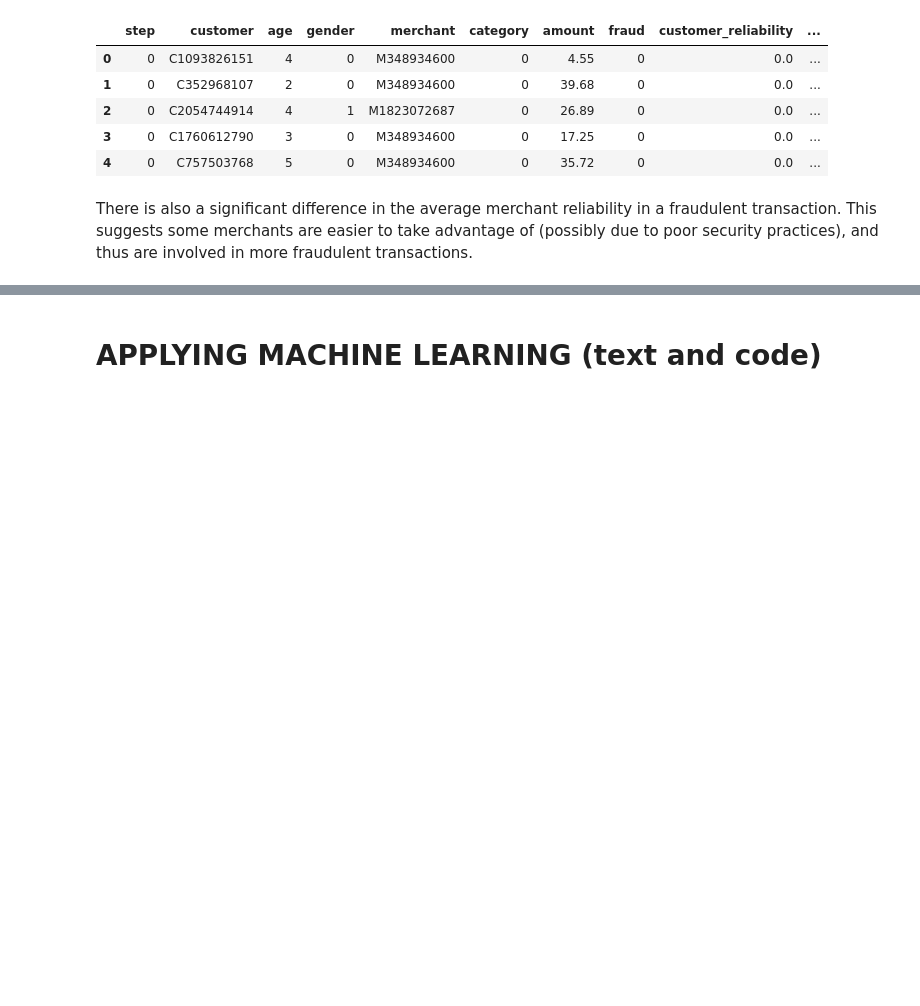
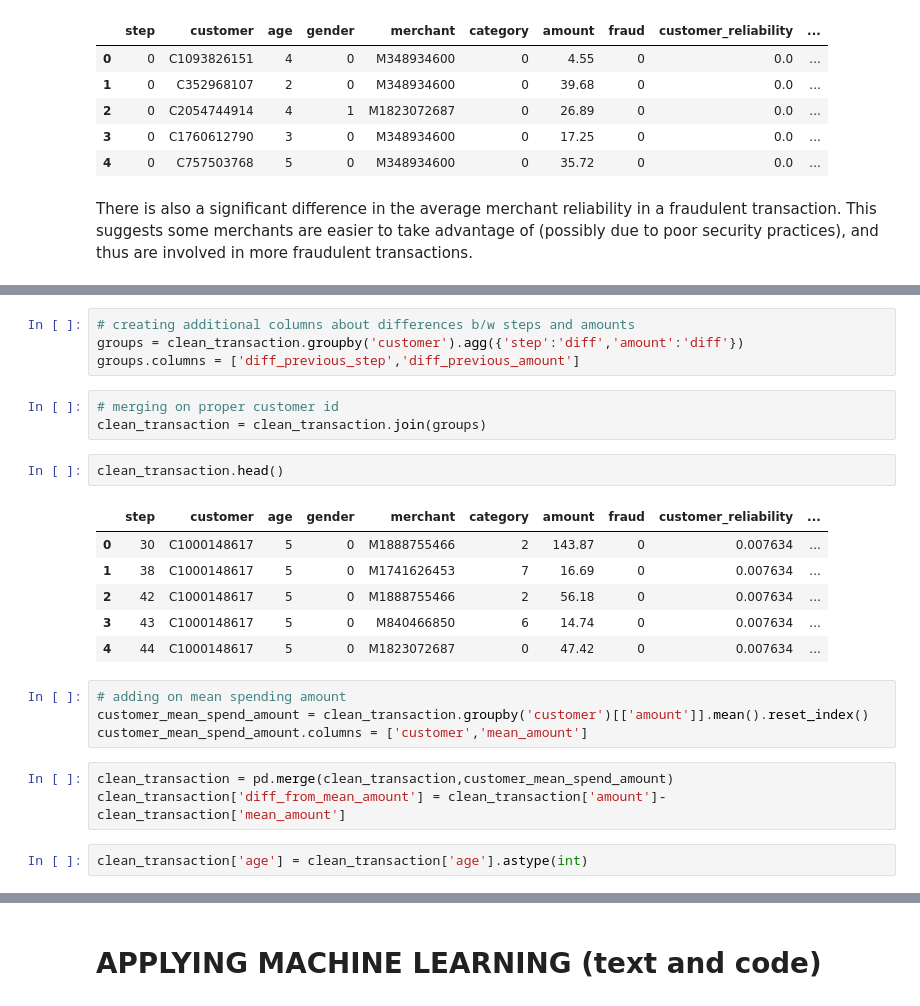
Before and after one commit to bew030/credit-card-fraud-detection-, a Jupyter notebook: Final Notebook .ipynb, the cells around one changed output, grey strips where cells are left out. Drawn from its saved outputs; the diff is of its cells as text; blank space fills up the shorter version.

```diff
--- a/Final Notebook .ipynb
+++ b/Final Notebook .ipynb
@@ -352,0 +353,25 @@ There is also a significant difference in the average merchant reliability in a
+# %%
+# creating additional columns about differences b/w steps and amounts
+groups = clean_transaction.groupby('customer').agg({'step':'diff','amount':'diff'})
+groups.columns = ['diff_previous_step','diff_previous_amount']
+# %%
+# merging on proper customer id
+clean_transaction = clean_transaction.join(groups)
+# %%
+clean_transaction.head()
+# %% [output]
+|  | step | customer | age | gender | merchant | category | amount | fraud | customer_reliability | ... |
+| 0 | 30 | C1000148617 | 5 | 0 | M1888755466 | 2 | 143.87 | 0 | 0.007634 | ... |
+| 1 | 38 | C1000148617 | 5 | 0 | M1741626453 | 7 | 16.69 | 0 | 0.007634 | ... |
+| 2 | 42 | C1000148617 | 5 | 0 | M1888755466 | 2 | 56.18 | 0 | 0.007634 | ... |
+| 3 | 43 | C1000148617 | 5 | 0 | M840466850 | 6 | 14.74 | 0 | 0.007634 | ... |
+| 4 | 44 | C1000148617 | 5 | 0 | M1823072687 | 0 | 47.42 | 0 | 0.007634 | ... |
+# %%
+# adding on mean spending amount
+customer_mean_spend_amount = clean_transaction.groupby('customer')[['amount']].mean().reset_index()
+customer_mean_spend_amount.columns = ['customer','mean_amount']
+# %%
+clean_transaction = pd.merge(clean_transaction,customer_mean_spend_amount)
+clean_transaction['diff_from_mean_amount'] = clean_transaction['amount']-clean_transaction['mean_amount']
+# %%
+clean_transaction['age'] = clean_transaction['age'].astype(int)
```
Also changed, not shown: parts of 15 cells of this notebook.
